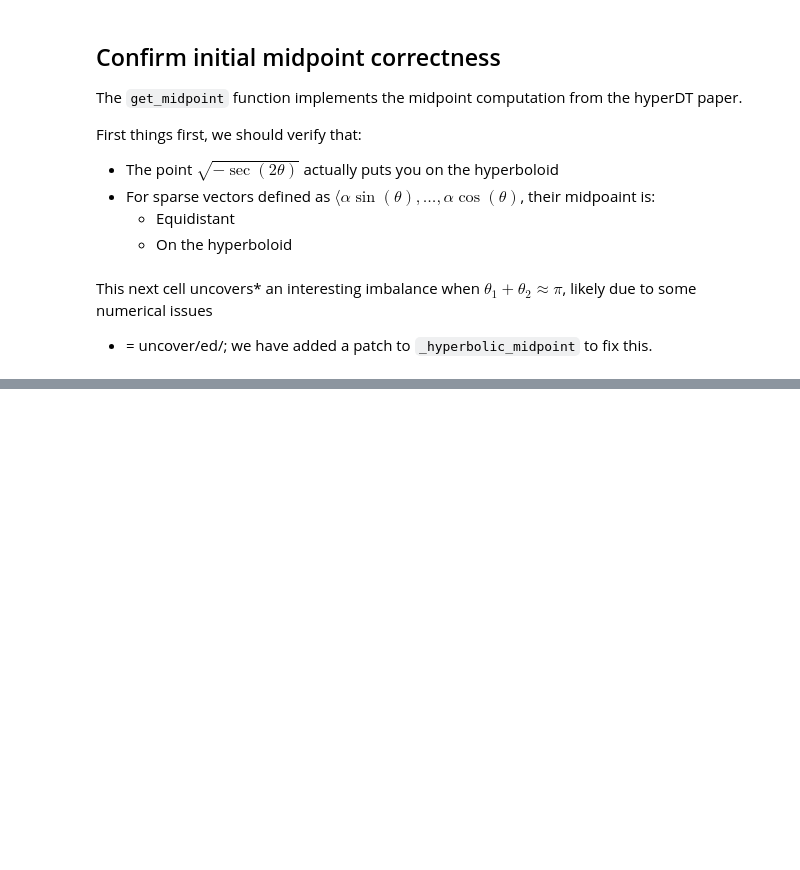
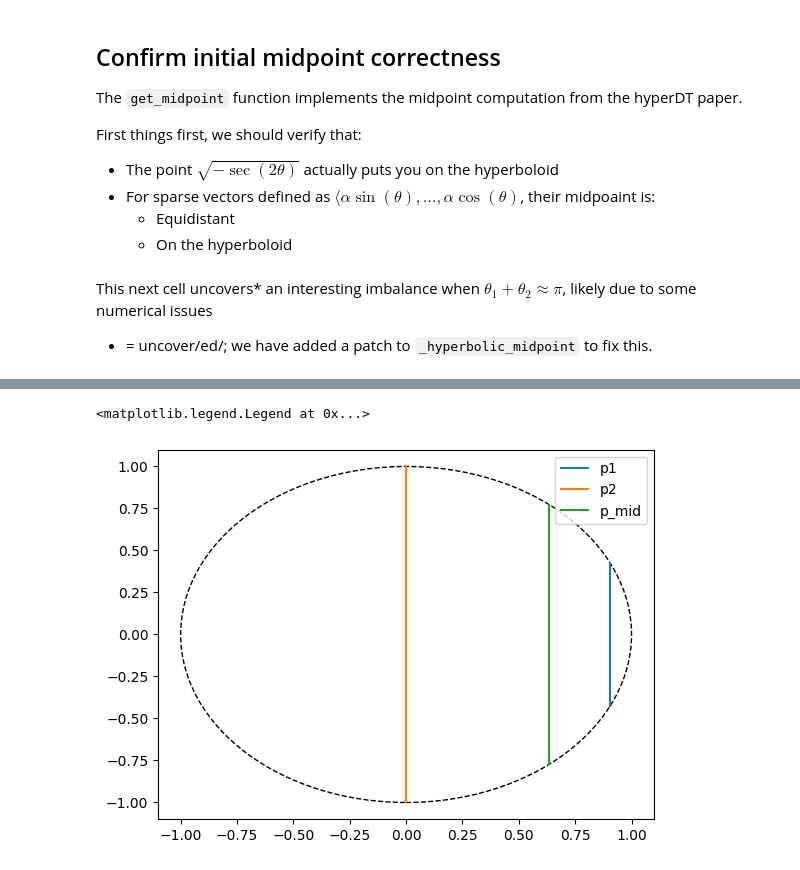
Before and after one commit to pchlenski/hyperdt, a Jupyter notebook: notebooks/faster/02_revisit_midpoints.ipynb, the cells around one changed output, grey strips where cells are left out. Saved outputs shown, nothing was run; the diff lists cells and outputs as text; code cells hidden in the pictures; blank space fills up the shorter version.

```diff
--- a/notebooks/faster/02_revisit_midpoints.ipynb
+++ b/notebooks/faster/02_revisit_midpoints.ipynb
@@ -67,0 +153,38 @@ H.metric.dist
+# %%
+# Do the same thing in the Klein disk
+
+
+def to_klein_disk(p):
+    return p[1:] / p[0]
+
+
+p1_coords = []
+p2_coords = []
+p_mid_coords = []
+
+for t in np.linspace(-10, 10, 101):
+    p1 = np.cosh(t) * alpha1 * v1 + np.sinh(t) * u
+    p1_coords.append(to_klein_disk(p1))
+    p2 = np.cosh(t) * alpha2 * v2 + np.sinh(t) * u
+    p2_coords.append(to_klein_disk(p2))
+    p_mid = np.cosh(t) * alpha_mid * v_mid + np.sinh(t) * u
+    p_mid_coords.append(to_klein_disk(p_mid))
+
+p1_coords = np.array(p1_coords)
+p2_coords = np.array(p2_coords)
+p_mid_coords = np.array(p_mid_coords)
+
+plt.plot(p1_coords[:, 0], p1_coords[:, 1], label="p1")
+plt.plot(p2_coords[:, 0], p2_coords[:, 1], label="p2")
+plt.plot(p_mid_coords[:, 0], p_mid_coords[:, 1], label="p_mid")
+
+# Draw klein disk
+circle = plt.Circle((0, 0), 1, fill=False, color="black", linestyle="--")
+ax = plt.gca()
+ax.add_artist(circle)
+plt.xlim(-1.1, 1.1)
+plt.ylim(-1.1, 1.1)
+plt.legend()
+# %% [output]
+<matplotlib.legend.Legend at 0x...>
+[figure, added]
```
Also changed, not shown: parts of 11 cells of this notebook, 2 other files.
